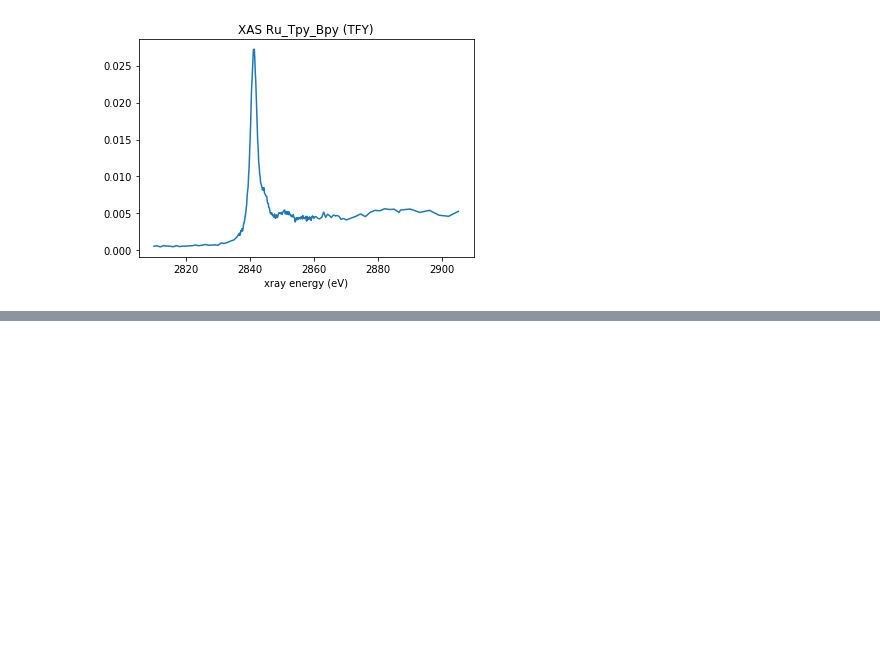
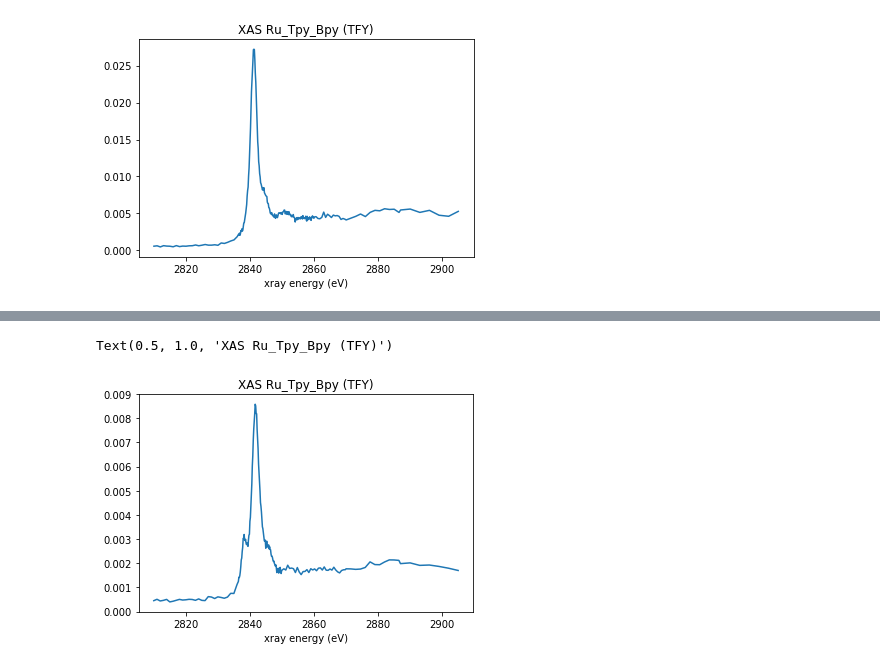
Before and after one commit to cliekhus/SSRL0719_BL143, a Jupyter notebook: PlotXAS.ipynb, the cells around one changed output, grey strips where cells are left out. Saved outputs shown, nothing was run; the diff lists cells and outputs as text; code cells hidden in the pictures; blank space fills up the shorter version.

```diff
--- a/PlotXAS.ipynb
+++ b/PlotXAS.ipynb
@@ -17,0 +32,7 @@ Text(0.5, 1.0, 'XAS Ru_Tpy_Bpy (TFY)')
+# %%
+plt.plot(XEnergy, [(w+x+y)/z for w,x,y,z in zip(FF1,FF2,FF3,I0)])
+plt.xlabel('xray energy (eV)')
+plt.title('XAS RuIIIDMAP (TFY)')
+# %% [output]
+Text(0.5, 1.0, 'XAS Ru_Tpy_Bpy (TFY)')
+[figure, added]
```
Also changed, not shown: parts of 1 cell of this notebook.
